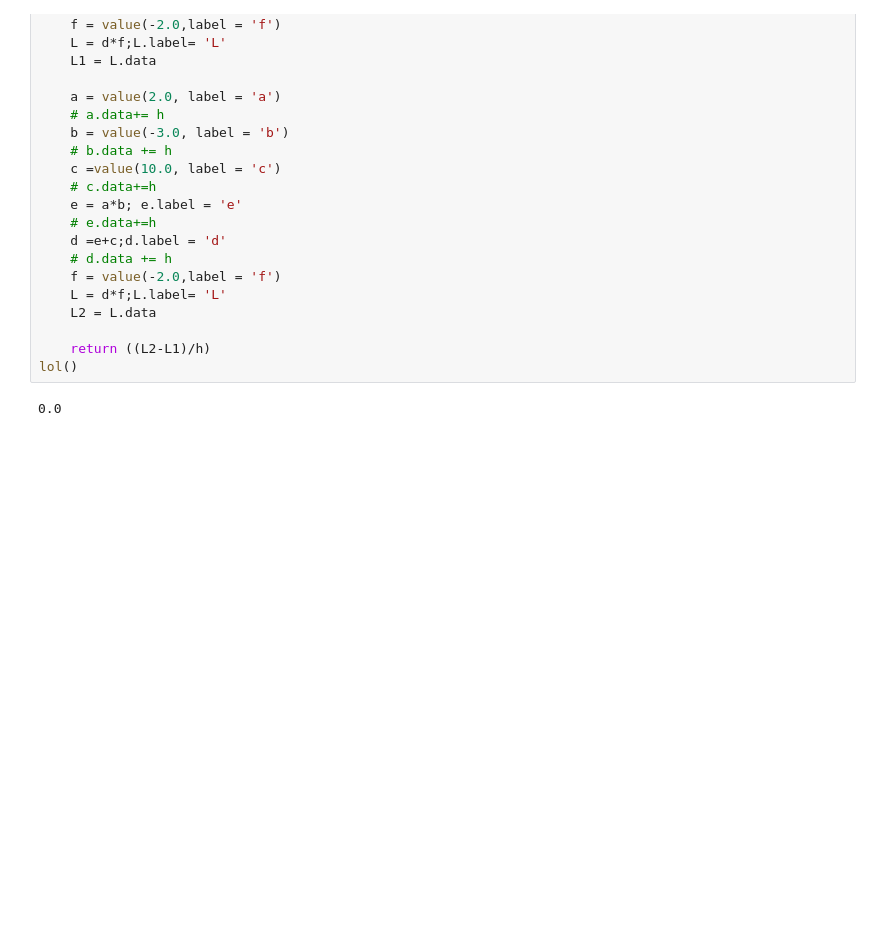
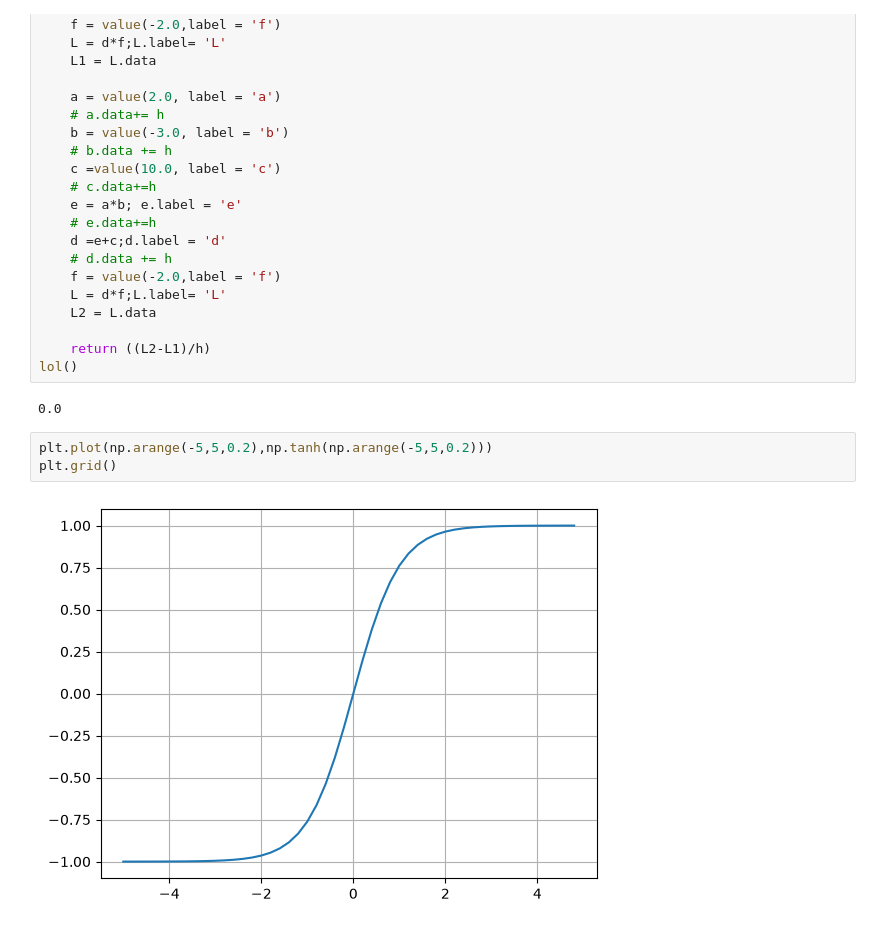
Before and after one commit to IoNiCx1/Zero-Grad, a Jupyter notebook: micrograd.ipynb, the cells around one changed output. Saved outputs shown, nothing was run; the diff lists cells and outputs as text; blank space fills up the shorter version.

```diff
--- a/micrograd.ipynb
+++ b/micrograd.ipynb
@@ -175,3 +192,8 @@ def lol():
 lol()
 # %% [output]
 0.0
+# %%
+plt.plot(np.arange(-5,5,0.2),np.tanh(np.arange(-5,5,0.2)))
+plt.grid()
+# %% [output]
+[figure, added]
```
Also changed, not shown: parts of 7 cells of this notebook.
